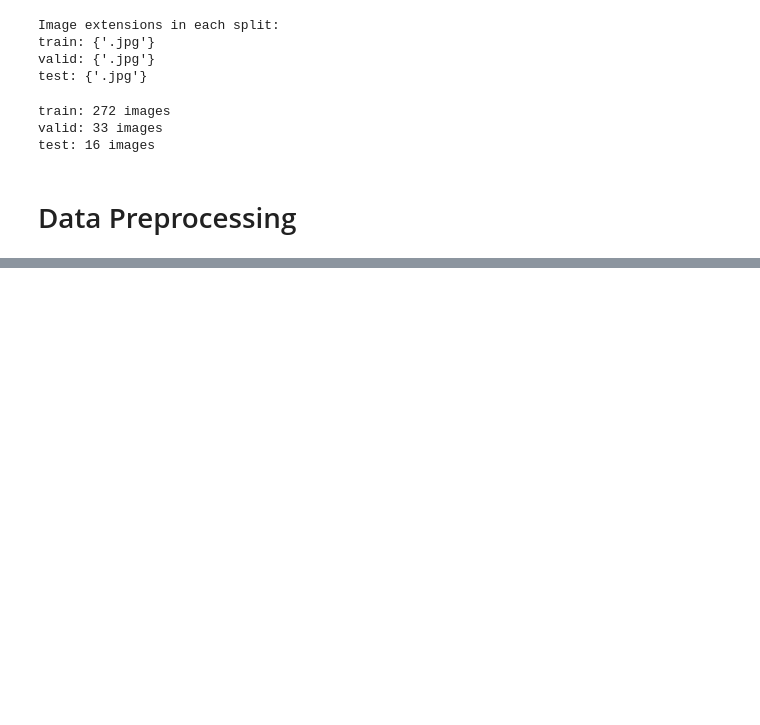
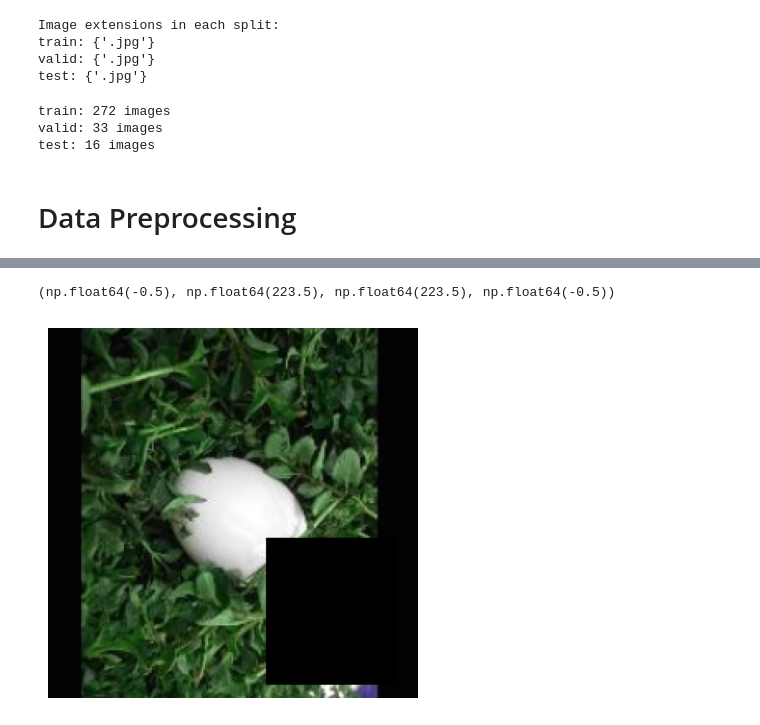
Before and after one commit to Luthfi507/object-counting, a Jupyter notebook: conducting_dataset/MSML_Experiment.ipynb, the cells around one changed output, grey strips where cells are left out. Cells and saved outputs as stored; diff of their text form; code cells hidden in the pictures; blank space fills up the shorter version.

Commit message:
preprocessing data to show augmentation result

```diff
--- a/conducting_dataset/MSML_Experiment.ipynb
+++ b/conducting_dataset/MSML_Experiment.ipynb
@@ -90,0 +106,21 @@ test: 16 images
+# %%
+from ultralytics.data.augment import classify_augmentations
+
+transforms = classify_augmentations(
+    size=224,
+    scale=(0.8, 1.0),
+    hflip=0.5,
+    vflip=0.5,
+    hsv_h=0.1,
+    hsv_s=0.1,
+    hsv_v=0.1,
+    erasing=1
+)
+
+aug_img = transforms(img)
+aug_img = aug_img.permute(1, 2, 0).numpy()
+plt.imshow(aug_img)
+plt.axis('off')
+# %% [output]
+(np.float64(-0.5), np.float64(223.5), np.float64(223.5), np.float64(-0.5))
+[figure, added]
```
Also changed, not shown: parts of 4 cells of this notebook, 6 other files.
